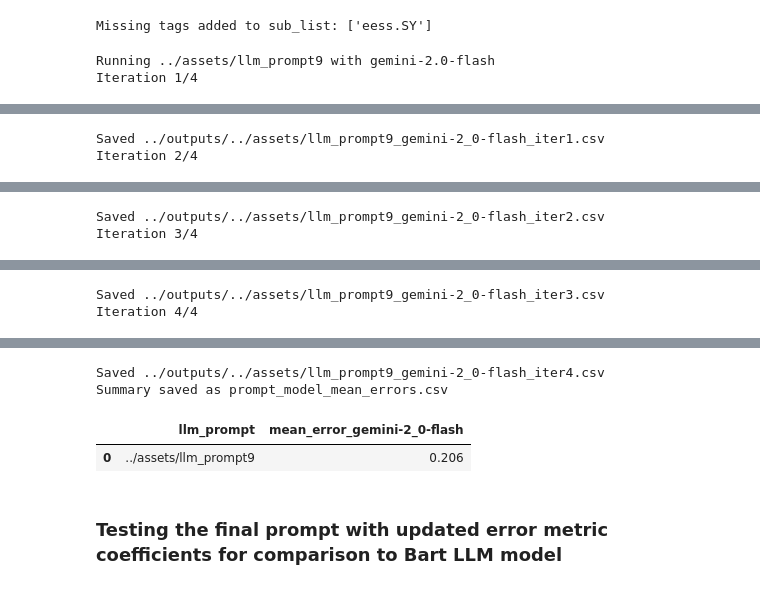
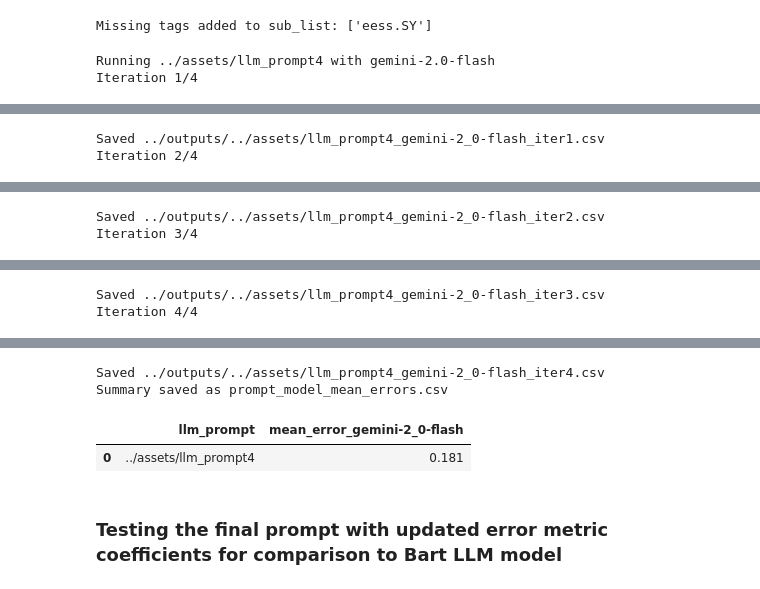
Before and after one commit to ashutoshjha3103/adv_analytics_business, a Jupyter notebook: as3/code/stream_analytics_final_prompt.ipynb, the cells around one changed output, grey strips where cells are left out. Cells and saved outputs as stored; diff of their text form; code cells hidden in the pictures.

```diff
--- a/as3/code/stream_analytics_final_prompt.ipynb
+++ b/as3/code/stream_analytics_final_prompt.ipynb
@@ -100,7 +100,7 @@ model = genai.GenerativeModel("gemini-2.0-flash")
 
 def predict_categories(article_json: dict) -> dict:
     # Read base prompt from file
-    with open("../assets/llm_prompt9", "r", encoding="utf-8") as f:
+    with open("../assets/llm_prompt4", "r", encoding="utf-8") as f:
         base_prompt = f.read()
 
     # Create full prompt
@@ -344,7 +345,7 @@ def make_true_dict(row):
 df["Error"] = df.apply(lambda row: pred_vs_pred_error(make_pred_dict(row), make_true_dict(row)), axis=1)
 # %%
 models = ["gemini-2.0-flash"]
-prompts = [f"../assets/llm_prompt{i}" for i in [9]]
+prompts = [f"../assets/llm_prompt{i}" for i in [4]]
 NUM_ITERATIONS = 4
 MAX_REQUESTS = 20
 error_summary = []
@@ -447,5 +448,5 @@ df_summary.to_csv("../outputs/prompt_model_mean_error_final_prompt.csv", index=F
 print("Summary saved as prompt_model_mean_errors.csv")
 df_summary
 # %% [output]
-Running ../assets/llm_prompt9 with gemini-2.0-flash
+Running ../assets/llm_prompt4 with gemini-2.0-flash
 Iteration 1/4
@@ -454,2 +455,2 @@ Iteration 1/4
-Saved ../outputs/../assets/llm_prompt9_gemini-2_0-flash_iter1.csv
+Saved ../outputs/../assets/llm_prompt4_gemini-2_0-flash_iter1.csv
 Iteration 2/4
@@ -458,2 +459,2 @@ Iteration 2/4
-Saved ../outputs/../assets/llm_prompt9_gemini-2_0-flash_iter2.csv
+Saved ../outputs/../assets/llm_prompt4_gemini-2_0-flash_iter2.csv
 Iteration 3/4
@@ -462,2 +463,2 @@ Iteration 3/4
-Saved ../outputs/../assets/llm_prompt9_gemini-2_0-flash_iter3.csv
+Saved ../outputs/../assets/llm_prompt4_gemini-2_0-flash_iter3.csv
 Iteration 4/4
@@ -466,7 +467,7 @@ Iteration 4/4
-Saved ../outputs/../assets/llm_prompt9_gemini-2_0-flash_iter4.csv
+Saved ../outputs/../assets/llm_prompt4_gemini-2_0-flash_iter4.csv
 Summary saved as prompt_model_mean_errors.csv
 |  | llm_prompt | mean_error_gemini-2_0-flash |
-| 0 | ../assets/llm_prompt9 | 0.206 |
+| 0 | ../assets/llm_prompt4 | 0.181 |
 # %% [markdown]
 ### Testing the final prompt with updated error metric coefficients for comparison to Bart LLM model
 # %%
```
Also changed, not shown: parts of 9 cells of this notebook, 35 other files.
